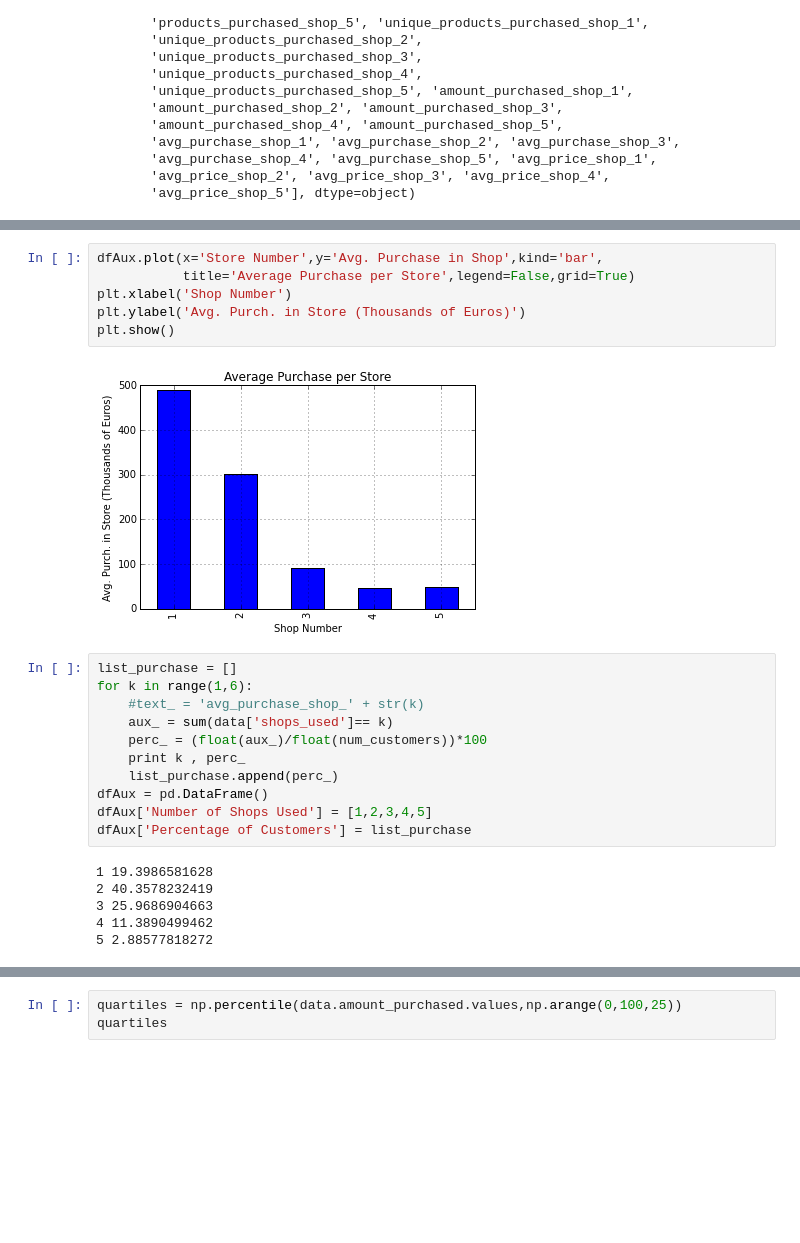
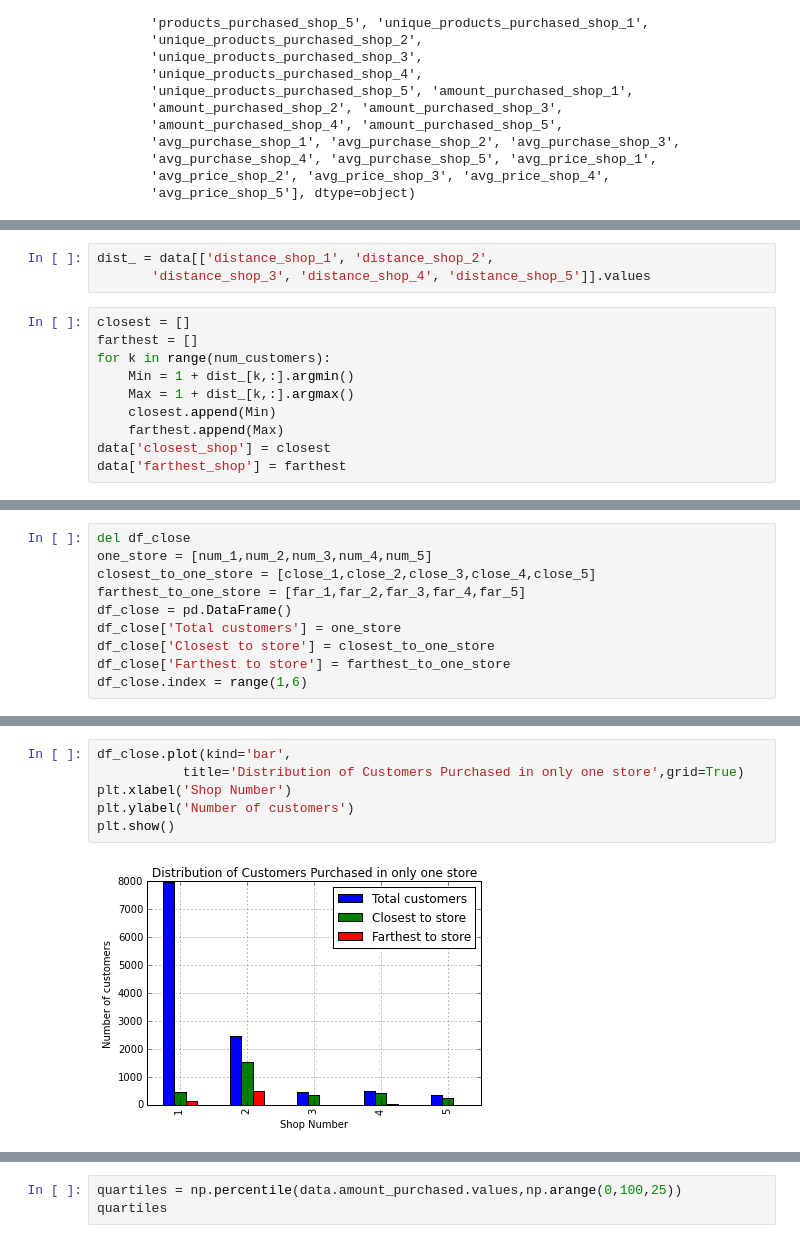
Before and after one commit to rcuevass/clustering_PCA_marketing, a Jupyter notebook: Store range effect in purchase.ipynb, the cells around one changed output, grey strips where cells are left out. Cells and saved outputs as stored; diff of their text form; blank space fills up the shorter version.

```diff
--- a/Store range effect in purchase.ipynb
+++ b/Store range effect in purchase.ipynb
@@ -70,0 +139,13 @@ dfAux['Avg. Purchase in Shop'] = list_purchase
+# %%
+dist_ = data[['distance_shop_1', 'distance_shop_2',
+       'distance_shop_3', 'distance_shop_4', 'distance_shop_5']].values
+# %%
+closest = []
+farthest = []
+for k in range(num_customers):
+    Min = 1 + dist_[k,:].argmin()
+    Max = 1 + dist_[k,:].argmax()
+    closest.append(Min)
+    farthest.append(Max)
+data['closest_shop'] = closest
+data['farthest_shop'] = farthest
@@ -70,0 +254,10 @@ dfAux['Avg. Purchase in Shop'] = list_purchase
+# %%
+del df_close
+one_store = [num_1,num_2,num_3,num_4,num_5]
+closest_to_one_store = [close_1,close_2,close_3,close_4,close_5]
+farthest_to_one_store = [far_1,far_2,far_3,far_4,far_5]
+df_close = pd.DataFrame()
+df_close['Total customers'] = one_store
+df_close['Closest to store'] = closest_to_one_store
+df_close['Farthest to store'] = farthest_to_one_store
+df_close.index = range(1,6)
@@ -71,25 +273,8 @@ dfAux['Avg. Purchase in Shop'] = list_purchase
 # %%
-dfAux.plot(x='Store Number',y='Avg. Purchase in Shop',kind='bar',
-           title='Average Purchase per Store',legend=False,grid=True)
+df_close.plot(kind='bar',
+           title='Distribution of Customers Purchased in only one store',grid=True)
 plt.xlabel('Shop Number')
-plt.ylabel('Avg. Purch. in Store (Thousands of Euros)')
+plt.ylabel('Number of customers')
 plt.show()
 # %% [output]
-[figure, old version]
+[figure, new version]
-# %%
-list_purchase = []
-for k in range(1,6):
-    #text_ = 'avg_purchase_shop_' + str(k)
-    aux_ = sum(data['shops_used']== k)
-    perc_ = (float(aux_)/float(num_customers))*100
-    print k , perc_
-    list_purchase.append(perc_)
-dfAux = pd.DataFrame()
-dfAux['Number of Shops Used'] = [1,2,3,4,5]
-dfAux['Percentage of Customers'] = list_purchase
-# %% [output]
-1 19.3986581628
-2 40.3578232419
-3 25.9686904663
-4 11.3890499462
-5 2.88577818272
```
Also changed, not shown: parts of 26 cells of this notebook.
